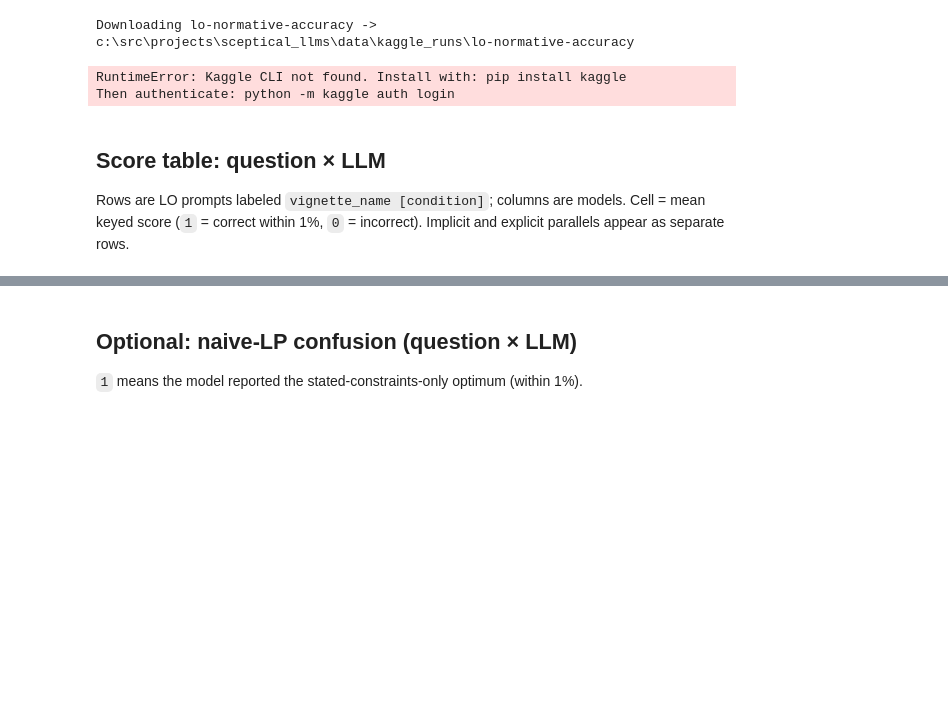
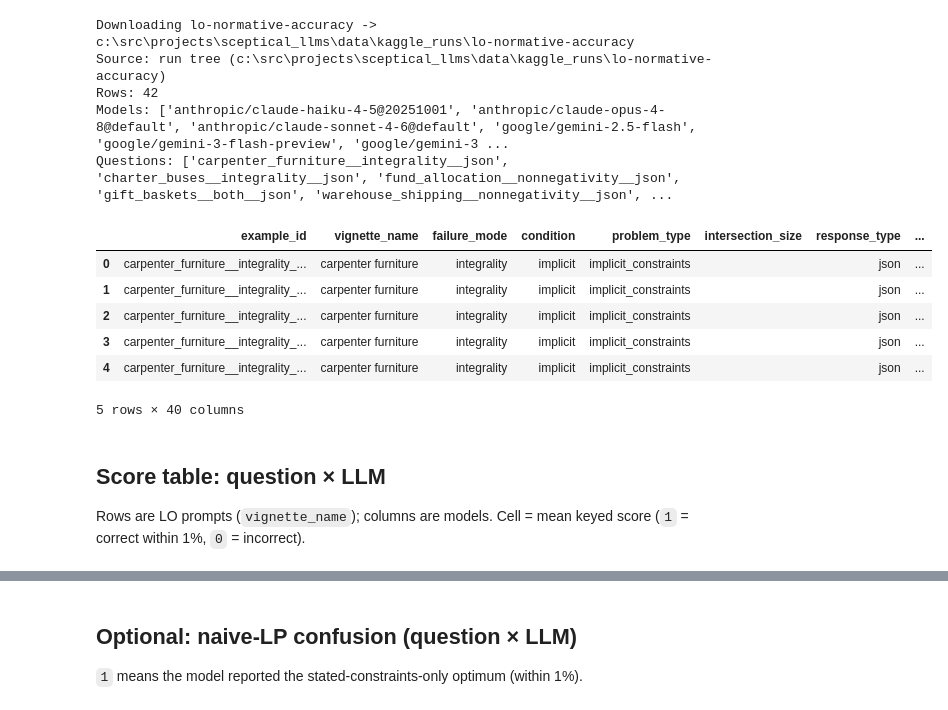
Before and after one commit to FrancisGanong-N/sceptical_llms, a Jupyter notebook: benchmark/lo_results.ipynb, the cells around one changed output, grey strips where cells are left out. Cells and saved outputs as stored; diff of their text form; code cells hidden in the pictures; blank space fills up the shorter version.

```diff
--- a/benchmark/lo_results.ipynb
+++ b/benchmark/lo_results.ipynb
@@ -57,10 +68,11 @@ from benchmarks.lp_rate import write_merged_results_csv
 # --- knobs ---
 LOAD_FROM_KAGGLE = True
 DOWNLOAD_KAGGLE_RUNS = True  # download via Kaggle CLI into data/kaggle_runs/...
-KAGGLE_TASK_SLUG = DEFAULT_LO_TASK_SLUG  # "lo-normative-accuracy"
+KAGGLE_TASK_SLUG = DEFAULT_LO_TASK_SLUG  # "lo-normative-accuracy-2"
 
 # Sandbox / alternate run folders (first existing wins when LOAD_FROM_KAGGLE).
 SANDBOX_CANDIDATES = [
+    ROOT / "data" / "kaggle_runs" / "lo-normative-accuracy-2",
     ROOT / "data" / "kaggle_runs" / "lo-normative-accuracy",
     ROOT / "data" / "kaggle_runs" / "lp_benchmark",
     ROOT / "data" / "kaggle_runs" / "lp-benchmark",
@@ -147,37 +159,46 @@ else:
     unique: list[Path] = []
     for path in merged_candidates:
         if path not in seen:
             seen.add(path)
             unique.append(path)
     if not unique:
         raise FileNotFoundError(
             f"Missing merged results under {MERGED_DIR}. "
             "Set LOAD_FROM_KAGGLE=True or run benchmark/lo-benchmark.ipynb."
         )
     merged_csv = unique[0]
     df = pd.read_csv(merged_csv)
     data_source = str(merged_csv)
 
 if "score" not in df.columns:
     raise KeyError("Merged data must include 'score'.")
 
 df["score_value"] = df["score"].astype(str).str.lower().eq("true").astype(int)
 if "naive_lp_confusion" in df.columns:
     df["naive_value"] = (
         df["naive_lp_confusion"].astype(str).str.lower().eq("true").astype(int)
     )
 
 print("Source:", data_source)
 print("Rows:", len(df))
 print("Models:", sorted(df["model"].dropna().unique()))
 print("Questions:", sorted(df["example_id"].unique()) if "example_id" in df else "?")
 df.head()
 # %% [output]
 Downloading lo-normative-accuracy -> c:\src\projects\sceptical_llms\data\kaggle_runs\lo-normative-accuracy
+Source: run tree (c:\src\projects\sceptical_llms\data\kaggle_runs\lo-normative-accuracy)
+Rows: 42
+Models: ['anthropic/claude-haiku-4-5@20251001', 'anthropic/claude-opus-4-8@default', 'anthropic/claude-sonnet-4-6@default', 'google/gemini-2.5-flash', 'google/gemini-3-flash-preview', 'google/gemini-3 ...
+Questions: ['carpenter_furniture__integrality__json', 'charter_buses__integrality__json', 'fund_allocation__nonnegativity__json', 'gift_baskets__both__json', 'warehouse_shipping__nonnegativity__json', ...
+|  | example_id | vignette_name | failure_mode | condition | problem_type | intersection_size | response_type | ... |
+| 0 | carpenter_furniture__integrality_... | carpenter furniture | integrality | implicit | implicit_constraints |  | json | ... |
+| 1 | carpenter_furniture__integrality_... | carpenter furniture | integrality | implicit | implicit_constraints |  | json | ... |
+| 2 | carpenter_furniture__integrality_... | carpenter furniture | integrality | implicit | implicit_constraints |  | json | ... |
+| 3 | carpenter_furniture__integrality_... | carpenter furniture | integrality | implicit | implicit_constraints |  | json | ... |
+| 4 | carpenter_furniture__integrality_... | carpenter furniture | integrality | implicit | implicit_constraints |  | json | ... |
-RuntimeError: Kaggle CLI not found. Install with: pip install kaggle
-Then authenticate: python -m kaggle auth login
+5 rows × 40 columns
 # %% [markdown]
 ## Score table: question × LLM
 
-Rows are LO prompts labeled `vignette_name [condition]`; columns are models. Cell = mean keyed score (`1` = correct within 1%, `0` = incorrect). Implicit and explicit parallels appear as separate rows.
+Rows are LO prompts (`vignette_name`); columns are models. Cell = mean keyed score (`1` = correct within 1%, `0` = incorrect).
 # %%
```
Also changed, not shown: parts of 8 cells of this notebook, 8 other files.
